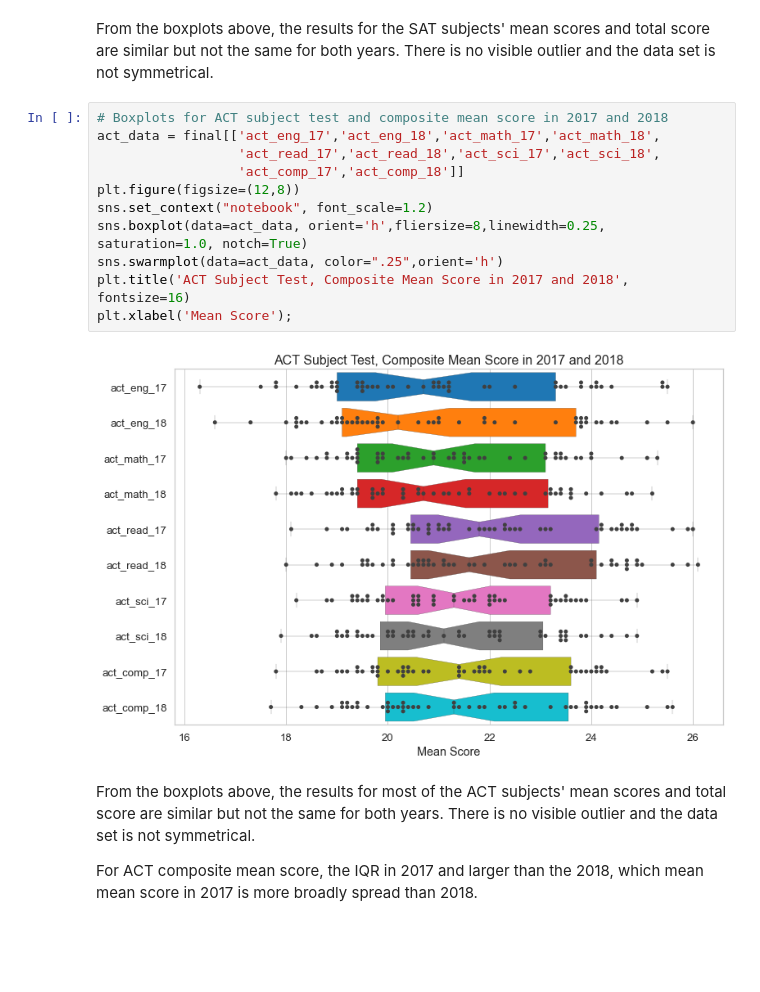
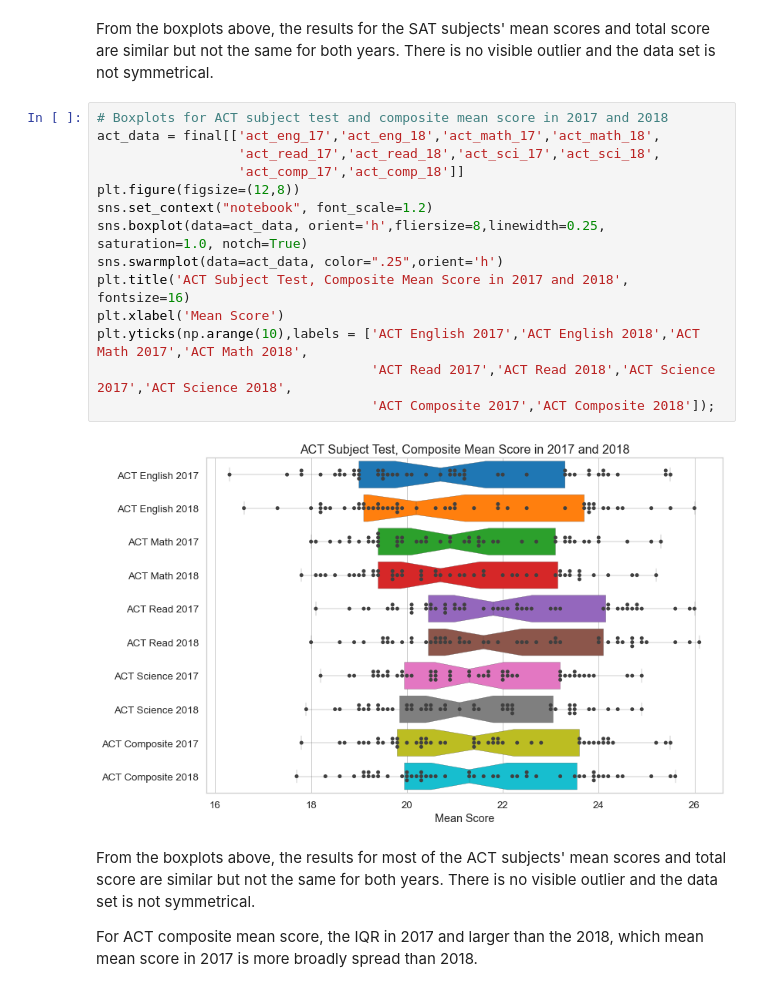
Before and after one commit to JackFongNew/dsiprojects, a Jupyter notebook: SAT_ACT_Analysis_17_18/code/SAT & ACT Analysis.ipynb, the cells around one changed output. Drawn from its saved outputs; the diff is of its cells as text; blank space fills up the shorter version.

```diff
--- a/SAT_ACT_Analysis_17_18/code/SAT & ACT Analysis.ipynb
+++ b/SAT_ACT_Analysis_17_18/code/SAT & ACT Analysis.ipynb
@@ -1493,16 +1495,19 @@ From the boxplots above, the results for the SAT subjects' mean scores and total
 # %%
 # Boxplots for ACT subject test and composite mean score in 2017 and 2018
 act_data = final[['act_eng_17','act_eng_18','act_math_17','act_math_18',
                   'act_read_17','act_read_18','act_sci_17','act_sci_18',
                   'act_comp_17','act_comp_18']]
 plt.figure(figsize=(12,8))
 sns.set_context("notebook", font_scale=1.2)
 sns.boxplot(data=act_data, orient='h',fliersize=8,linewidth=0.25, saturation=1.0, notch=True)
 sns.swarmplot(data=act_data, color=".25",orient='h')
 plt.title('ACT Subject Test, Composite Mean Score in 2017 and 2018', fontsize=16)
-plt.xlabel('Mean Score');
+plt.xlabel('Mean Score')
+plt.yticks(np.arange(10),labels = ['ACT English 2017','ACT English 2018','ACT Math 2017','ACT Math 2018',
+                                   'ACT Read 2017','ACT Read 2018','ACT Science 2017','ACT Science 2018',
+                                   'ACT Composite 2017','ACT Composite 2018']);
 # %% [output]
-[figure, old version]
+[figure, new version]
 # %% [markdown]
 From the boxplots above, the results for most of the ACT subjects' mean scores and total score are similar but not the same for both years. There is no visible outlier and the data set is not symmetrical.
 
```
Also changed, not shown: parts of 13 cells of this notebook, 4 other files.
